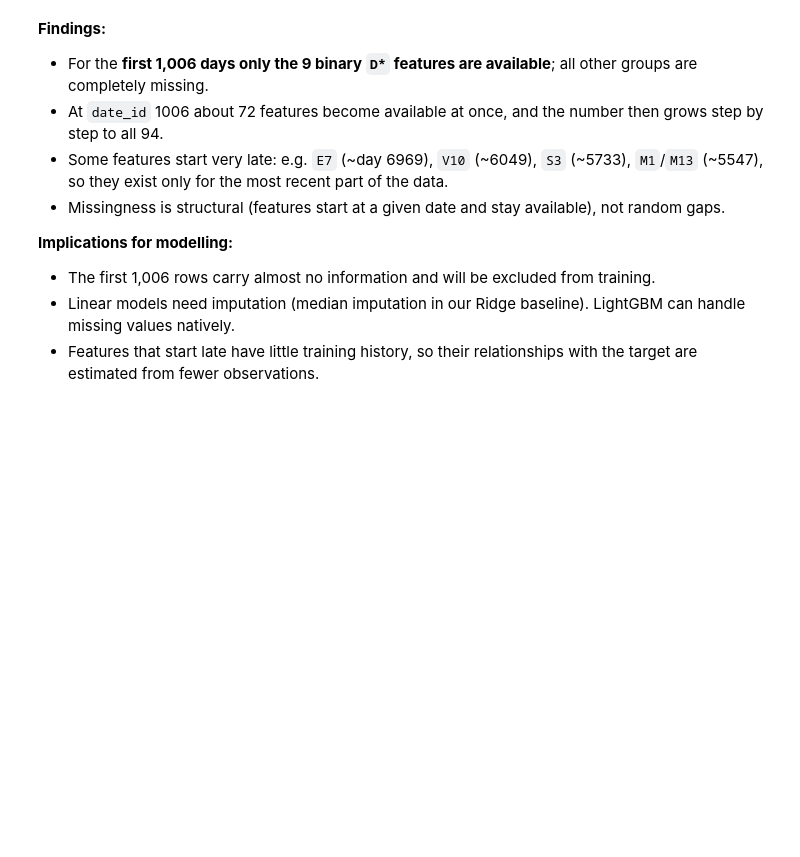
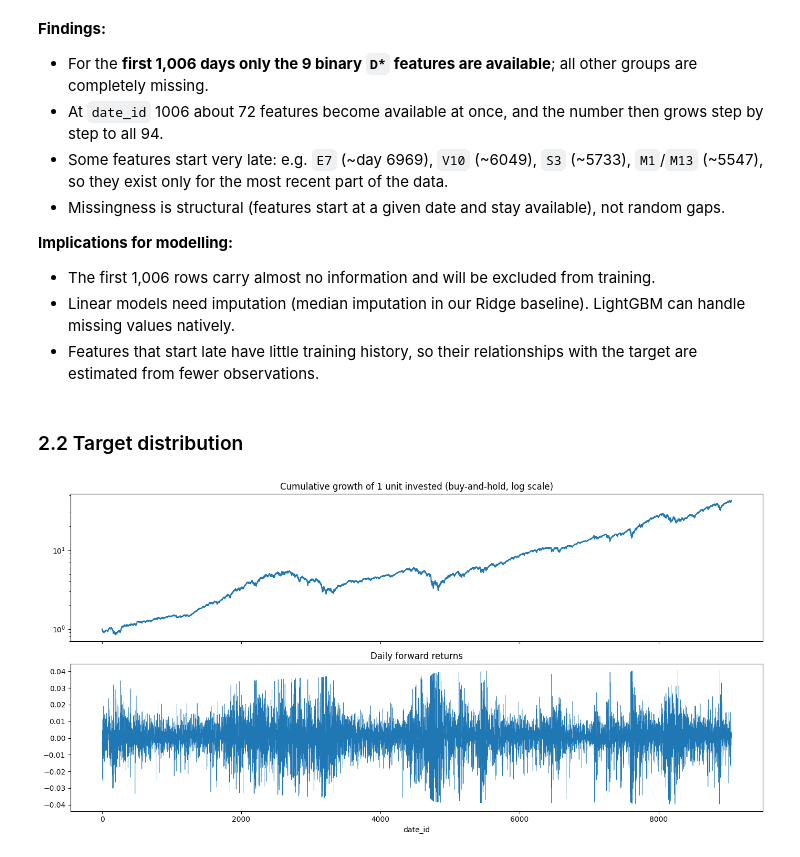
Before and after one commit to ceng313-2026/GROUP59_CENG313, a Jupyter notebook: assignment1_eda_baseline.ipynb, the cells around one changed output. Drawn from its saved outputs; the diff is of its cells as text; code cells hidden in the pictures; blank space fills up the shorter version.

Commit message:
Add target distribution and volatility analysis

```diff
--- a/assignment1_eda_baseline.ipynb
+++ b/assignment1_eda_baseline.ipynb
@@ -158,3 +157,18 @@ plt.show()
 - The first 1,006 rows carry almost no information and will be excluded from training.
 - Linear models need imputation (median imputation in our Ridge baseline). LightGBM can handle missing values natively.
 - Features that start late have little training history, so their relationships with the target are estimated from fewer observations.
+# %% [markdown]
+### 2.2 Target distribution
+# %%
+fwd = train["forward_returns"]
+
+fig, axes = plt.subplots(2, 1, figsize=(14, 7), sharex=True)
+(1 + fwd).cumprod().plot(ax=axes[0], logy=True)
+axes[0].set_title("Cumulative growth of 1 unit invested (buy-and-hold, log scale)")
+fwd.plot(ax=axes[1], lw=0.5)
+axes[1].set_title("Daily forward returns")
+axes[1].set_xlabel("date_id")
+plt.tight_layout()
+plt.show()
+# %% [output]
+[figure, added]
```
Also changed, not shown: parts of 8 cells of this notebook.
